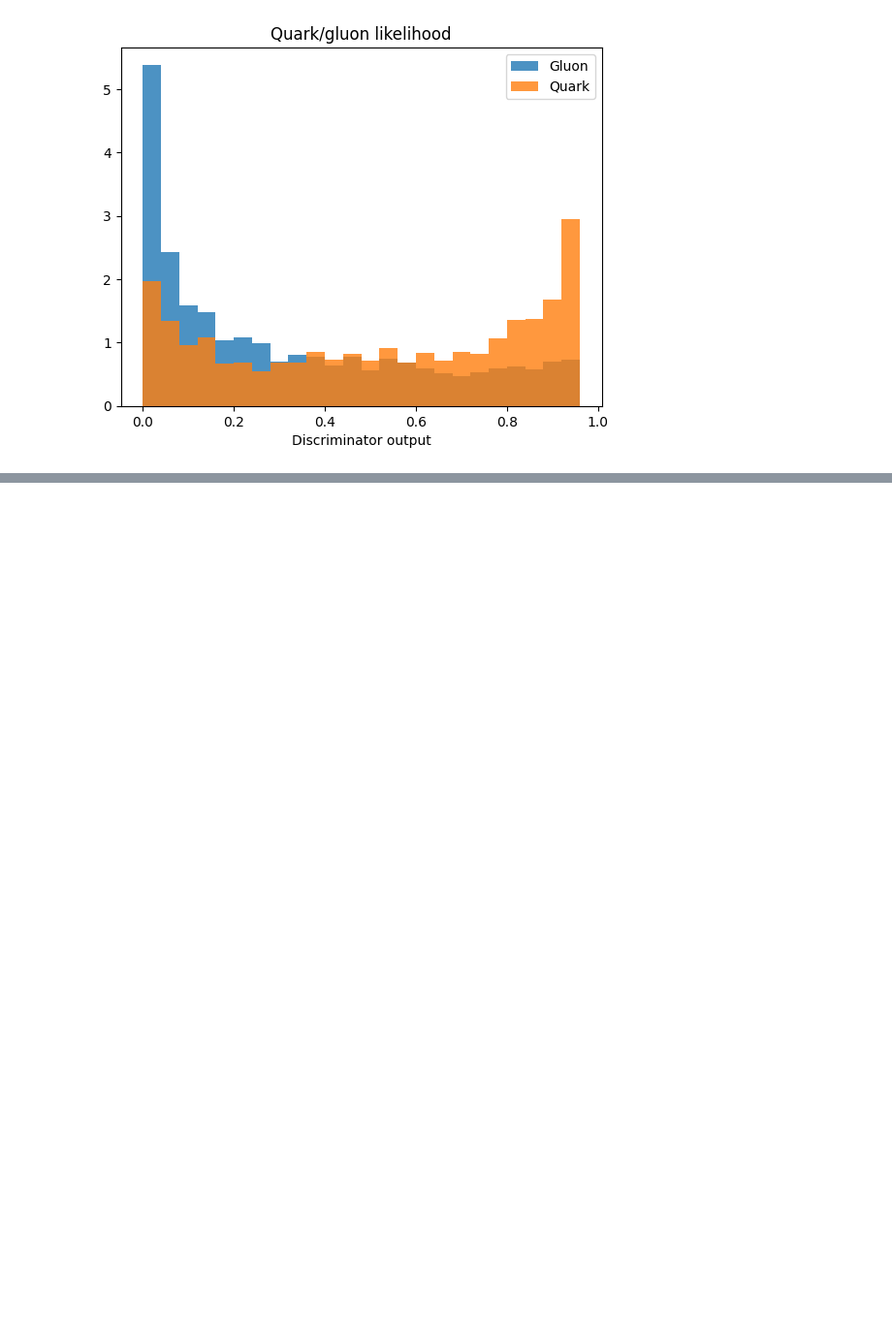
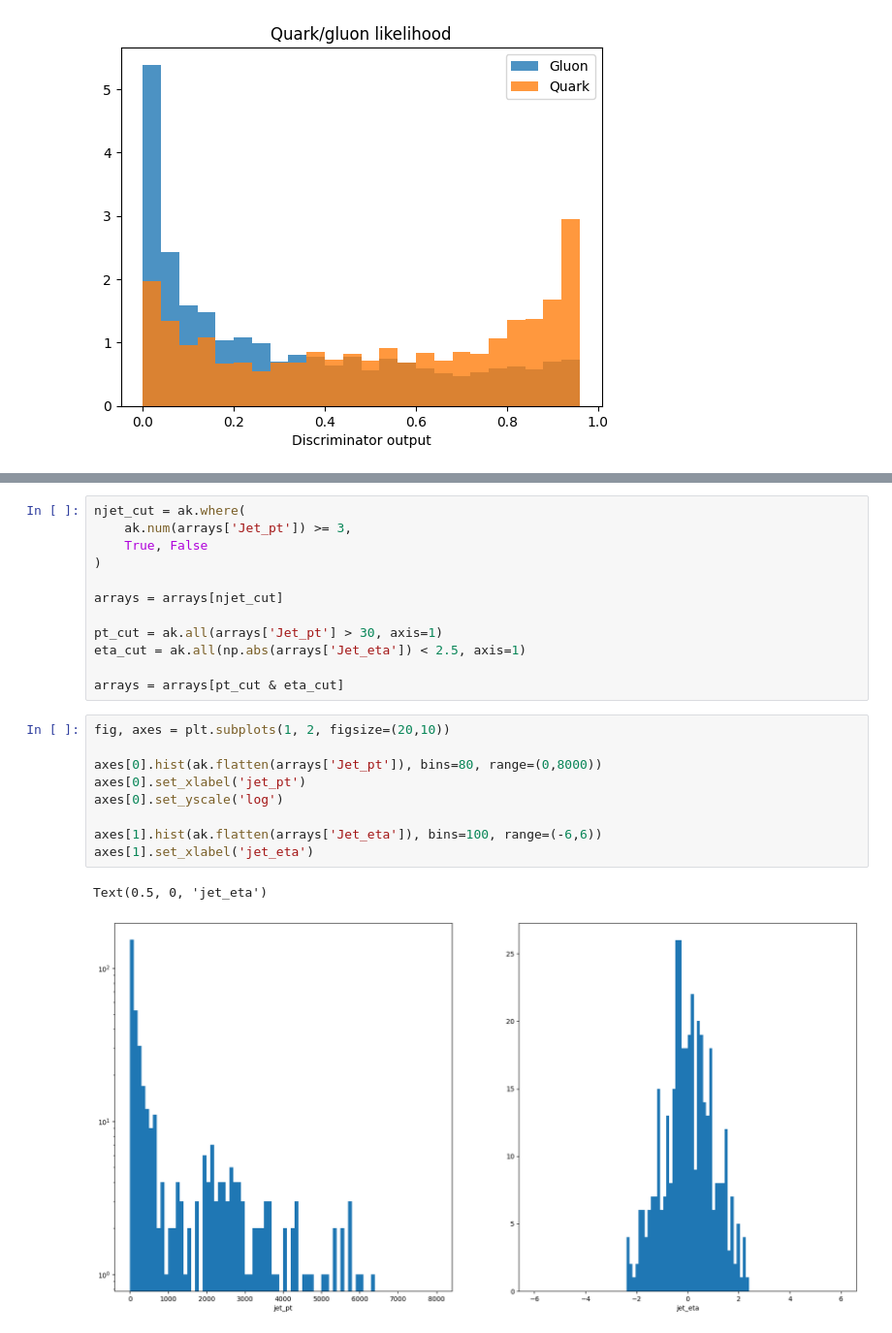
Before and after one commit to cms-dpoa/cms-nikhef-tutorial, a Jupyter notebook: cms-tutorial.ipynb, the cells around one changed output, grey strips where cells are left out. Shown at 97% size. Saved outputs shown, nothing was run; the diff lists cells and outputs as text; blank space fills up the shorter version.

```diff
--- a/cms-tutorial.ipynb
+++ b/cms-tutorial.ipynb
@@ -318,0 +340,24 @@ plt.title('Quark/gluon likelihood');
+# %%
+njet_cut = ak.where(
+    ak.num(arrays['Jet_pt']) >= 3,
+    True, False
+)
+
+arrays = arrays[njet_cut]
+
+pt_cut = ak.all(arrays['Jet_pt'] > 30, axis=1)
+eta_cut = ak.all(np.abs(arrays['Jet_eta']) < 2.5, axis=1)
+
+arrays = arrays[pt_cut & eta_cut]
+# %%
+fig, axes = plt.subplots(1, 2, figsize=(20,10))
+
+axes[0].hist(ak.flatten(arrays['Jet_pt']), bins=80, range=(0,8000))
+axes[0].set_xlabel('jet_pt')
+axes[0].set_yscale('log')
+
+axes[1].hist(ak.flatten(arrays['Jet_eta']), bins=100, range=(-6,6))
+axes[1].set_xlabel('jet_eta')
+# %% [output]
+Text(0.5, 0, 'jet_eta')
+[figure, added]
```
Also changed, not shown: parts of 17 cells of this notebook, 3 other files.
